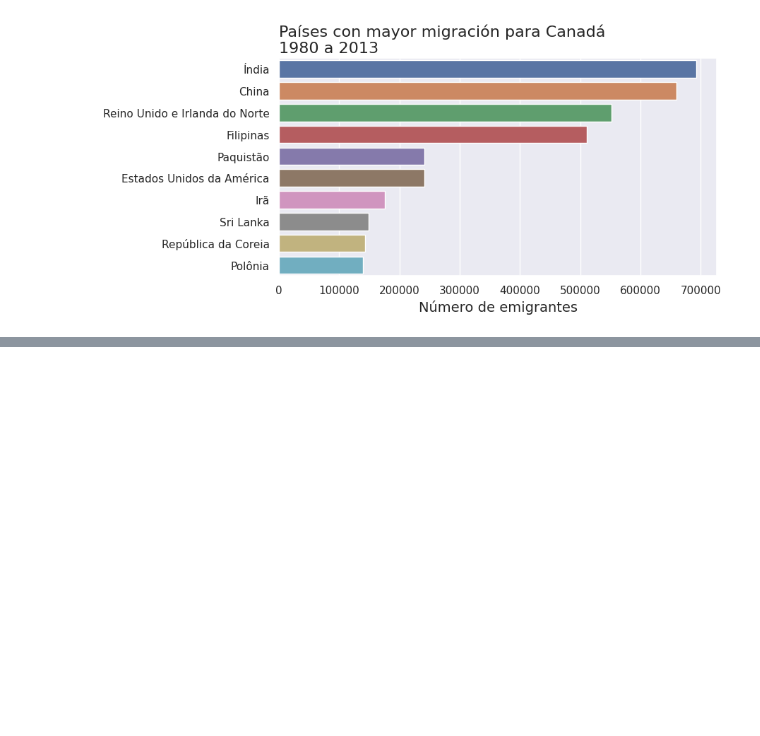
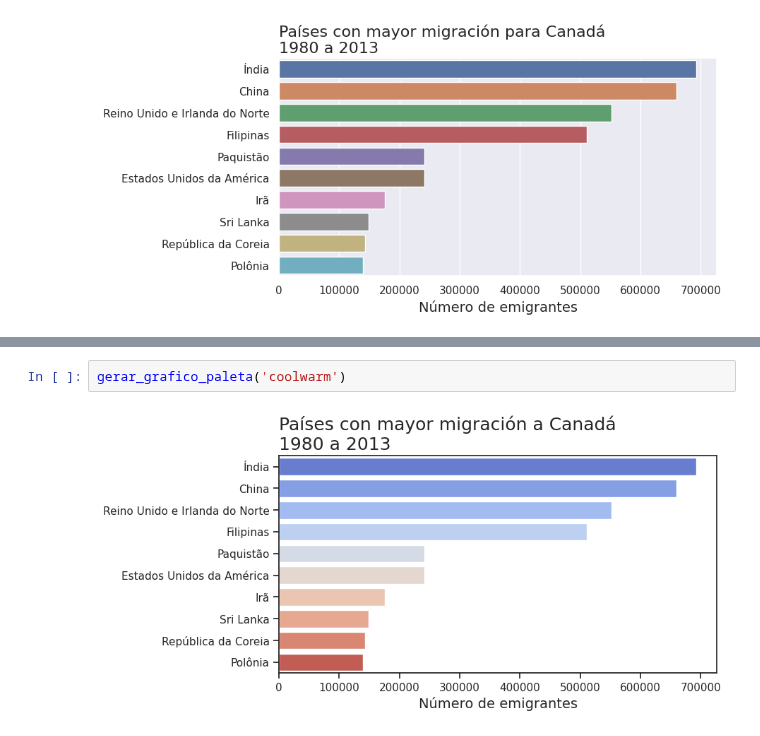
Before and after one commit to ygor-github/data_visualization, a Jupyter notebook: Aula.ipynb, the cells around one changed output, grey strips where cells are left out. Drawn from its saved outputs; the diff is of its cells as text; blank space fills up the shorter version.

```diff
--- a/Aula.ipynb
+++ b/Aula.ipynb
@@ -781,0 +805,4 @@ plt.show()
+# %%
+gerar_grafico_paleta('coolwarm')
+# %% [output]
+[figure, added]
```
Also changed, not shown: parts of 12 cells of this notebook, 1 other file.
